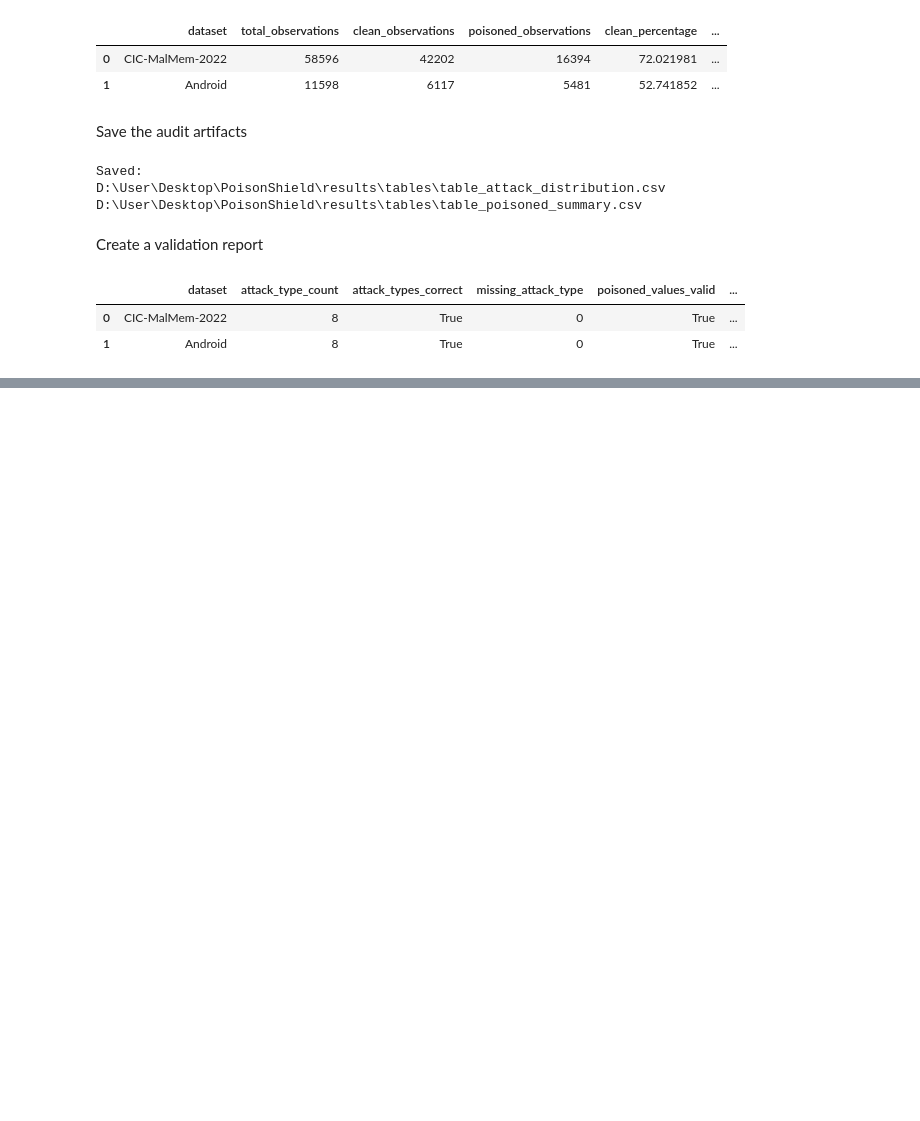
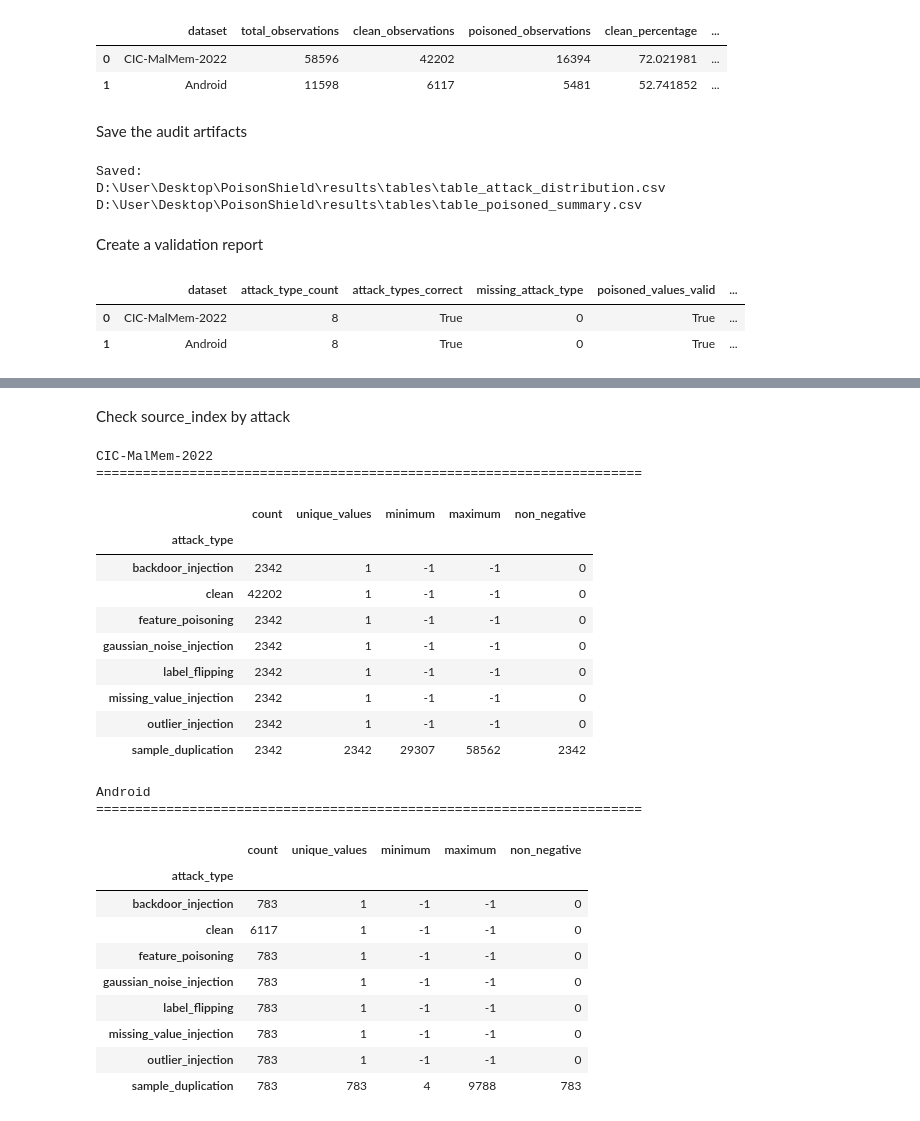
Before and after one commit to alokmuskan/PoisonShield, a Jupyter notebook: notebooks/01_dataset_audit.ipynb, the cells around one changed output, grey strips where cells are left out. Drawn from its saved outputs; the diff is of its cells as text; code cells hidden in the pictures; blank space fills up the shorter version.

```diff
--- a/notebooks/01_dataset_audit.ipynb
+++ b/notebooks/01_dataset_audit.ipynb
@@ -843,0 +1010,15 @@ display(validation_report)
+# %%
+for name, df in actual_datasets.items():
+
+    mismatch_df = df[
+        df["Class"] != df["original_label"]
+    ]
+
+    transitions = pd.crosstab(
+        mismatch_df["original_label"],
+        mismatch_df["Class"]
+    )
+
+    print(f"\n{name} — Label transitions")
+    print("=" * 70)
+    display(transitions)
@@ -843,0 +1106,13 @@ display(validation_report)
+# %%
+for name, df in actual_datasets.items():
+
+    print(f"\n{name}")
+    print("=" * 70)
+
+    print(
+        df["source_index"]
+        .describe()
+    )
+
+    print("\nUnique source_index values:")
+    print(df["source_index"].nunique())
@@ -843,0 +1137,44 @@ display(validation_report)
+# %% [markdown]
+Check source_index by attack
+# %%
+for name, df in actual_datasets.items():
+
+    source_summary = (
+        df.groupby("attack_type")["source_index"]
+        .agg(
+            count="count",
+            unique_values="nunique",
+            minimum="min",
+            maximum="max",
+            non_negative=lambda x: (x >= 0).sum()
+        )
+    )
+
+    print(f"\n{name}")
+    print("=" * 70)
+    display(source_summary)
+# %% [output]
+CIC-MalMem-2022
+======================================================================
+|  | count | unique_values | minimum | maximum | non_negative |
+| attack_type |  |  |  |  |  |
+| backdoor_injection | 2342 | 1 | -1 | -1 | 0 |
+| clean | 42202 | 1 | -1 | -1 | 0 |
+| feature_poisoning | 2342 | 1 | -1 | -1 | 0 |
+| gaussian_noise_injection | 2342 | 1 | -1 | -1 | 0 |
+| label_flipping | 2342 | 1 | -1 | -1 | 0 |
+| missing_value_injection | 2342 | 1 | -1 | -1 | 0 |
+| outlier_injection | 2342 | 1 | -1 | -1 | 0 |
+| sample_duplication | 2342 | 2342 | 29307 | 58562 | 2342 |
+Android
+======================================================================
+|  | count | unique_values | minimum | maximum | non_negative |
+| attack_type |  |  |  |  |  |
+| backdoor_injection | 783 | 1 | -1 | -1 | 0 |
+| clean | 6117 | 1 | -1 | -1 | 0 |
+| feature_poisoning | 783 | 1 | -1 | -1 | 0 |
+| gaussian_noise_injection | 783 | 1 | -1 | -1 | 0 |
+| label_flipping | 783 | 1 | -1 | -1 | 0 |
+| missing_value_injection | 783 | 1 | -1 | -1 | 0 |
+| outlier_injection | 783 | 1 | -1 | -1 | 0 |
+| sample_duplication | 783 | 783 | 4 | 9788 | 783 |
```
Also changed, not shown: parts of 25 cells of this notebook, 1 other file.
